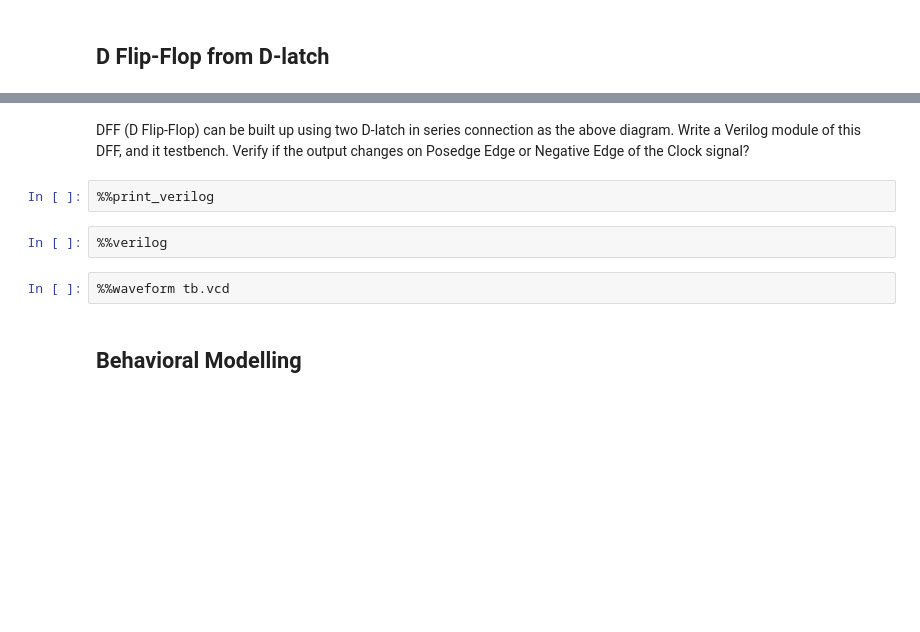
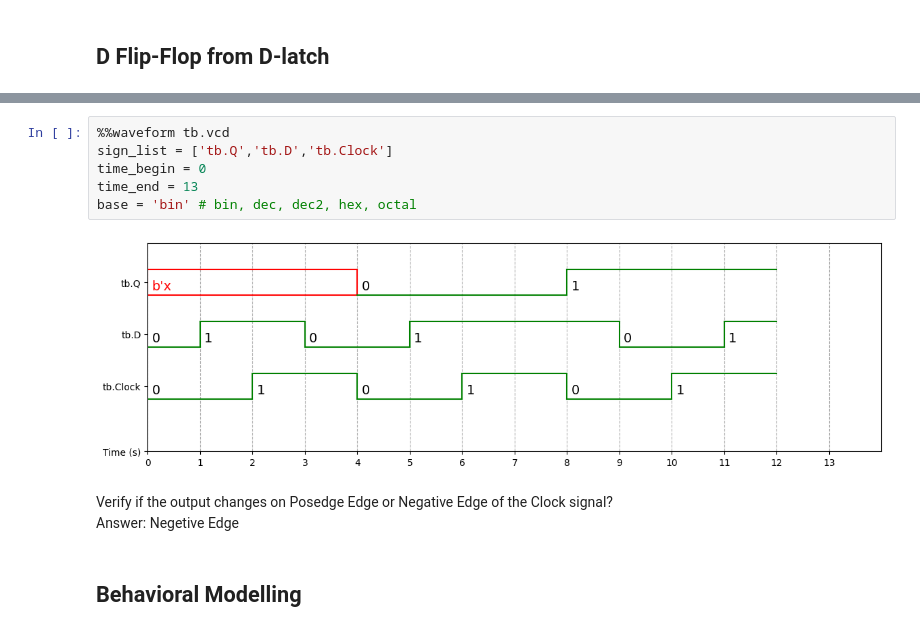
Before and after one commit to pe8sutd/DSL2025, a Jupyter notebook: VerilogGit.ipynb, the cells around one changed output, grey strips where cells are left out. Saved outputs shown, nothing was run; the diff lists cells and outputs as text; blank space fills up the shorter version.

```diff
--- a/VerilogGit.ipynb
+++ b/VerilogGit.ipynb
@@ -510,11 +632,14 @@ Additional Exercise: Design a D-latch based on the NAND SR latch. You can refer
+# %%
+%%waveform tb.vcd
+sign_list = ['tb.Q','tb.D','tb.Clock']
+time_begin = 0
+time_end = 13
+base = 'bin' # bin, dec, dec2, hex, octal
+# %% [output]
+[figure, added]
 # %% [markdown]
-DFF (D Flip-Flop) can be built up using two D-latch in series connection as the above diagram. Write a Verilog module of this DFF, and it testbench. Verify if the output changes on Posedge Edge or Negative Edge of the Clock signal?
+Verify if the output changes on Posedge Edge or Negative Edge of the Clock signal? \
+Answer: Negetive Edge
-# %%
-%%print_verilog
-# %%
-%%verilog
-# %%
-%%waveform tb.vcd
 # %% [markdown]
 ## Behavioral Modelling
 # %% [markdown]
```
Also changed, not shown: parts of 17 cells of this notebook.
